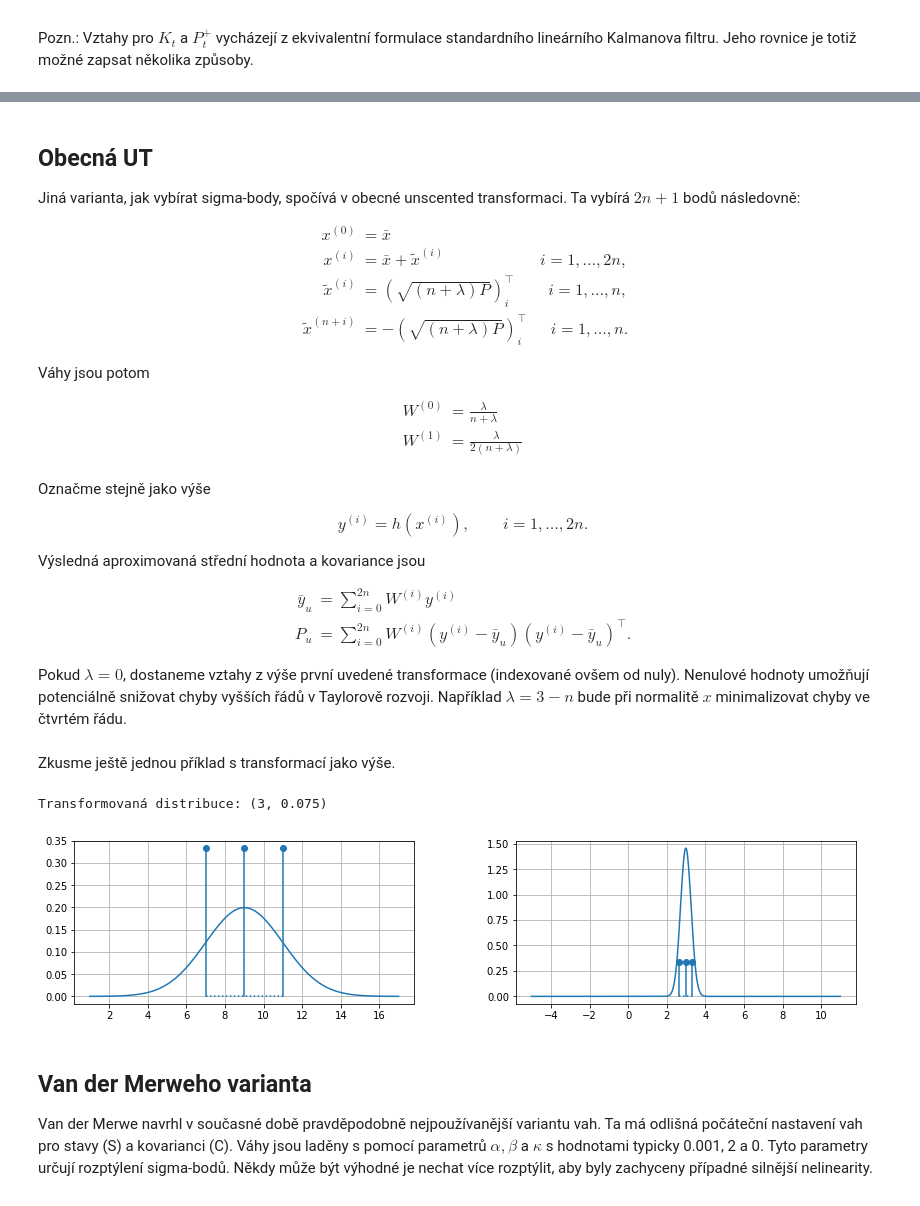
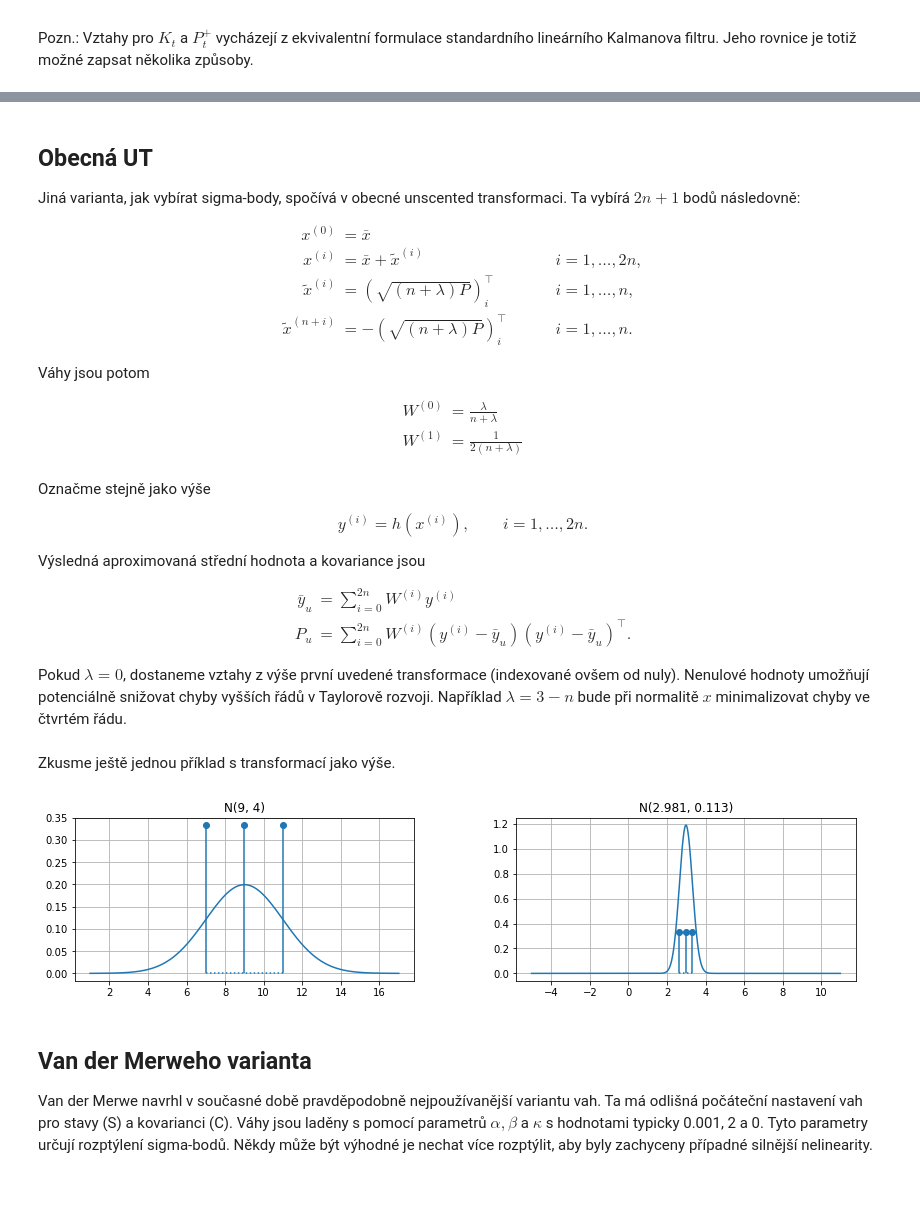
Before and after one commit to kamil-dedecius/mi-scr, a Jupyter notebook: prednasky/9.ipynb, the cells around one changed output, grey strips where cells are left out. Saved outputs shown, nothing was run; the diff lists cells and outputs as text; code cells hidden in the pictures.

```diff
--- a/prednasky/9.ipynb
+++ b/prednasky/9.ipynb
@@ -177,8 +177,8 @@ Vygenerování sigma-bodů při zadané kovarianční matici $P$ a střední hod
 Jako jednoduchý příklad můžeme transformovat $x\in\mathbb{R}$ vybranou funkcí.
 # %%
 def fx(x):
-    #return np.sqrt(x)               ### Nelineární transf.
-    return 2*x                       ### Můžeme zkusit i lineární transf.
+    return np.sqrt(x)               ### Nelineární transf.
+    #return 2*x                       ### Můžeme zkusit i lineární transf.
 
 xbar = 9
 P = 4
@@ -320,12 +320,12 @@ V rovnicích výše potom nebudou $Q_t$ a $R_t$ na pravých stranách.
 Jiná varianta, jak vybírat sigma-body, spočívá v obecné unscented transformaci. Ta vybírá $2n+1$ bodů následovně:
 
 $$
-\begin{align}
-x^{(0)} &= \bar{x} & \\
-x^{(i)} &= \bar{x} + \tilde{x}^{(i)} &i=1,\ldots,2n, \\
-\tilde{x}^{(i)} &= \left( \sqrt{(n+\lambda)P} \right)_{i}^\intercal &i=1,\ldots,n,\\
-\tilde{x}^{(n+i)} &= -\left( \sqrt{(n+\lambda)P} \right)_{i}^\intercal &i=1,\ldots,n.
-\end{align}
+\begin{alignat}{2}
+x^{(0)} &= \bar{x} && \\
+x^{(i)} &= \bar{x} + \tilde{x}^{(i)} \qquad &&i=1,\ldots,2n, \\
+\tilde{x}^{(i)} &= \left( \sqrt{(n+\lambda)P} \right)_{i}^\intercal \qquad &&i=1,\ldots,n,\\
+\tilde{x}^{(n+i)} &= -\left( \sqrt{(n+\lambda)P} \right)_{i}^\intercal\qquad &&i=1,\ldots,n.
+\end{alignat}
 $$
 
 Váhy jsou potom
@@ -333,7 +333,7 @@ Váhy jsou potom
 $$
 \begin{align}
 W^{(0)} &= \frac{\lambda}{n+\lambda} \\
-W^{(1)} &= \frac{\lambda}{2(n+\lambda)} \\
+W^{(1)} &= \frac{1}{2(n+\lambda)} \\
 \end{align}
 $$
 
@@ -360,32 +360,34 @@ Zkusme ještě jednou příklad s transformací jako výše.
 # %%
 """
 def fx(x):
     return np.sqrt(x)
 
 xbar = 9
 P = 4
 n = 1
 """
-xtilde = np.array([0, np.sqrt(n*P), -np.sqrt(n*P)])
+lambd = 0.
+xtilde = np.array([0, np.sqrt((n+lambd)*P), -np.sqrt((n+lambd)*P)])
+W = np.array([lambd/(n+lambd), 1/(2*(n+lambd)), 1/(2*(n+lambd))])
 xi = xbar + xtilde
 yi = fx(xi)
-y = np.mean(yi)
-Py = np.mean((y-yi)**2)
-print('Transformovaná distribuce: ({0:.2g}, {1:.2g})'.format(y, Py))
+y = np.sum(W * yi)
+Py = np.sum(W * (y-yi)**2)
 
 plt.figure(figsize=(14,3))
 xx = np.linspace(xbar-4*np.sqrt(P), xbar+4*np.sqrt(P), 1000)
 plt.subplot(121)
+plt.title(f'N({xbar}, {P})')
 plt.plot(xx, norm.pdf(xx, loc=xbar, scale=np.sqrt(P)))
-plt.stem(xi, np.ones_like(xi)/xi.size, basefmt='C0:')
+plt.stem(xi, np.ones_like(xi)/xi.size, basefmt='C0:', use_line_collection=True)
 plt.subplot(122)
+plt.title(f'N({y:.3f}, {Py:.3f})')
 xx = np.linspace(y-4*np.sqrt(P), y+4*np.sqrt(P), 1000)
-plt.stem(yi, np.ones_like(xi)/xi.size, basefmt='C0:')
+plt.stem(yi, np.ones_like(xi)/xi.size, basefmt='C0:', use_line_collection=True)
 plt.plot(xx, norm.pdf(xx, loc=y, scale=np.sqrt(Py)))
 plt.show()
 # %% [output]
-Transformovaná distribuce: (3, 0.075)
-[figure, old version]
+[figure, new version]
 # %% [markdown]
 ## Van der Merweho varianta
 
```
Also changed, not shown: parts of 6 cells of this notebook.
